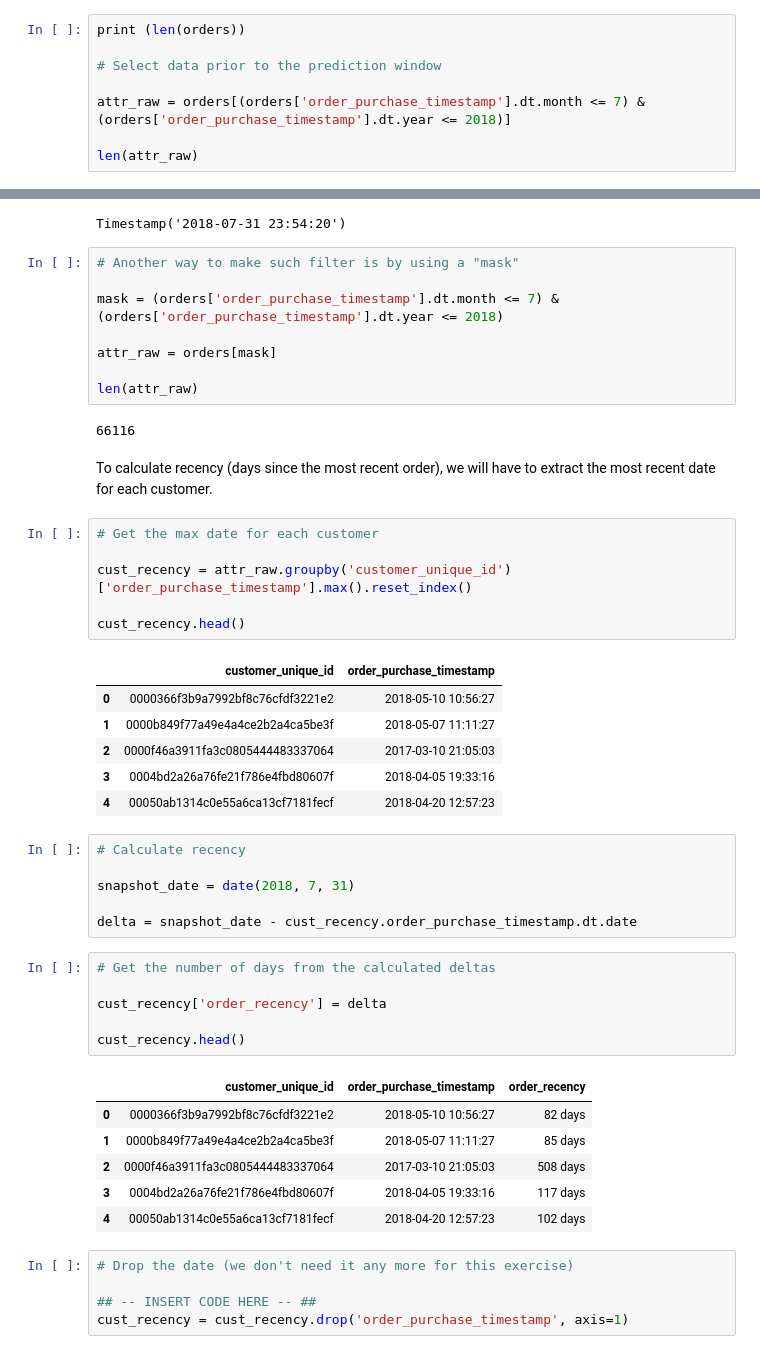
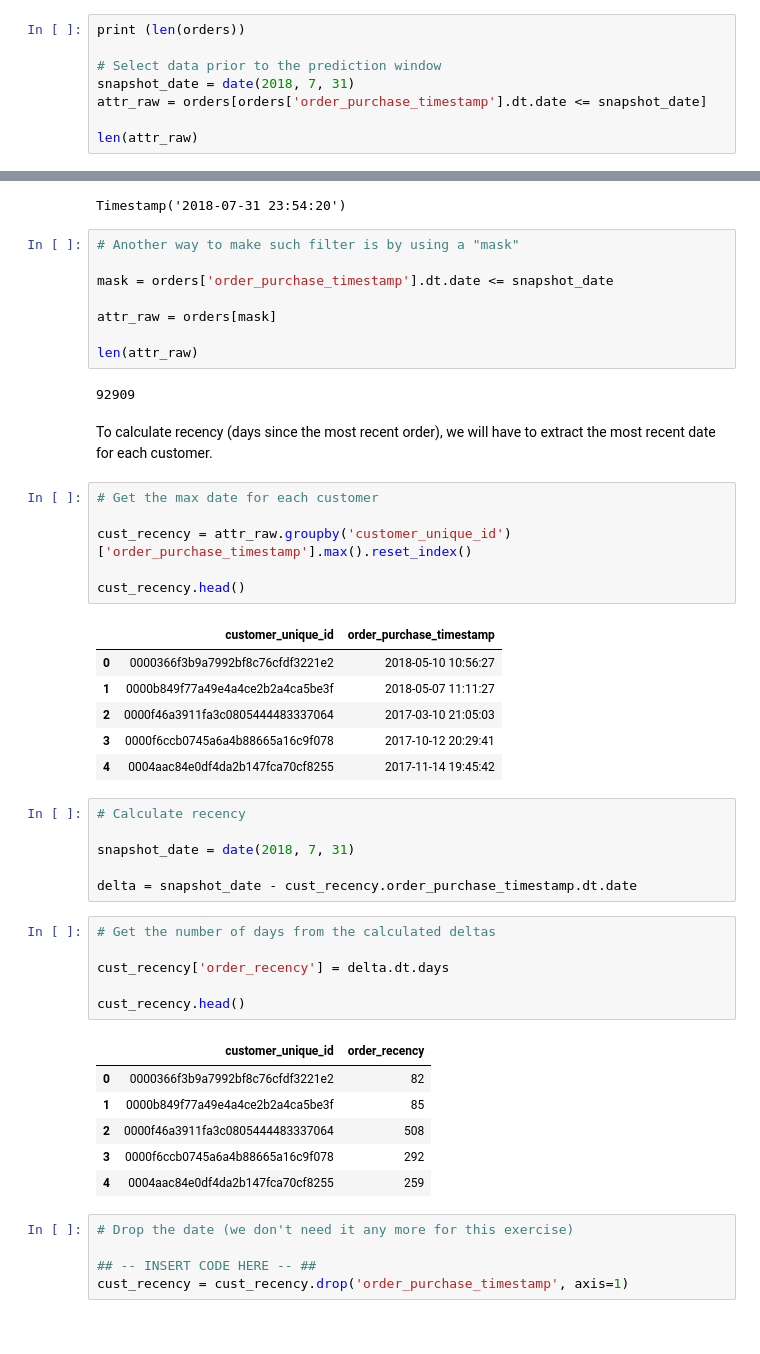
Before and after one commit to jonatronblah/python, a Jupyter notebook: lesson code/purch_model_olist 02 22 19.ipynb, the cells around one changed output, grey strips where cells are left out. Cells and saved outputs as stored; diff of their text form.

```diff
--- a/lesson code/purch_model_olist 02 22 19.ipynb
+++ b/lesson code/purch_model_olist 02 22 19.ipynb
@@ -106,8 +106,8 @@ For creating model attributes (features) we will have to restrict our data to th
 print (len(orders))
 
 # Select data prior to the prediction window
-
-attr_raw = orders[(orders['order_purchase_timestamp'].dt.month <= 7) & (orders['order_purchase_timestamp'].dt.year <= 2018)]
+snapshot_date = date(2018, 7, 31)
+attr_raw = orders[orders['order_purchase_timestamp'].dt.date <= snapshot_date]
 
 len(attr_raw)
 # %% [output]
@@ -121,13 +121,13 @@ Timestamp('2018-07-31 23:54:20')
 # %%
 # Another way to make such filter is by using a "mask"
 
-mask = (orders['order_purchase_timestamp'].dt.month <= 7) & (orders['order_purchase_timestamp'].dt.year <= 2018)
+mask = orders['order_purchase_timestamp'].dt.date <= snapshot_date
 
 attr_raw = orders[mask]
 
 len(attr_raw)
 # %% [output]
-66116
+92909
 # %% [markdown]
 To calculate recency (days since the most recent order), we will have to extract the most recent date for each customer.
 # %%
@@ -141,8 +141,8 @@ cust_recency.head()
 | 0 | 0000366f3b9a7992bf8c76cfdf3221e2 | 2018-05-10 10:56:27 |
 | 1 | 0000b849f77a49e4a4ce2b2a4ca5be3f | 2018-05-07 11:11:27 |
 | 2 | 0000f46a3911fa3c0805444483337064 | 2017-03-10 21:05:03 |
-| 3 | 0004bd2a26a76fe21f786e4fbd80607f | 2018-04-05 19:33:16 |
-| 4 | 00050ab1314c0e55a6ca13cf7181fecf | 2018-04-20 12:57:23 |
+| 3 | 0000f6ccb0745a6a4b88665a16c9f078 | 2017-10-12 20:29:41 |
+| 4 | 0004aac84e0df4da2b147fca70cf8255 | 2017-11-14 19:45:42 |
 # %%
 # Calculate recency
 
@@ -152,16 +152,16 @@ delta = snapshot_date - cust_recency.order_purchase_timestamp.dt.date
 # %%
 # Get the number of days from the calculated deltas
 
-cust_recency['order_recency'] = delta
+cust_recency['order_recency'] = delta.dt.days
 
 cust_recency.head()
 # %% [output]
-|  | customer_unique_id | order_purchase_timestamp | order_recency |
-| 0 | 0000366f3b9a7992bf8c76cfdf3221e2 | 2018-05-10 10:56:27 | 82 days |
-| 1 | 0000b849f77a49e4a4ce2b2a4ca5be3f | 2018-05-07 11:11:27 | 85 days |
-| 2 | 0000f46a3911fa3c0805444483337064 | 2017-03-10 21:05:03 | 508 days |
-| 3 | 0004bd2a26a76fe21f786e4fbd80607f | 2018-04-05 19:33:16 | 117 days |
-| 4 | 00050ab1314c0e55a6ca13cf7181fecf | 2018-04-20 12:57:23 | 102 days |
+|  | customer_unique_id | order_recency |
+| 0 | 0000366f3b9a7992bf8c76cfdf3221e2 | 82 |
+| 1 | 0000b849f77a49e4a4ce2b2a4ca5be3f | 85 |
+| 2 | 0000f46a3911fa3c0805444483337064 | 508 |
+| 3 | 0000f6ccb0745a6a4b88665a16c9f078 | 292 |
+| 4 | 0004aac84e0df4da2b147fca70cf8255 | 259 |
 # %%
 # Drop the date (we don't need it any more for this exercise)
 
```
Also changed, not shown: parts of 2 cells of this notebook, 11 other files.
